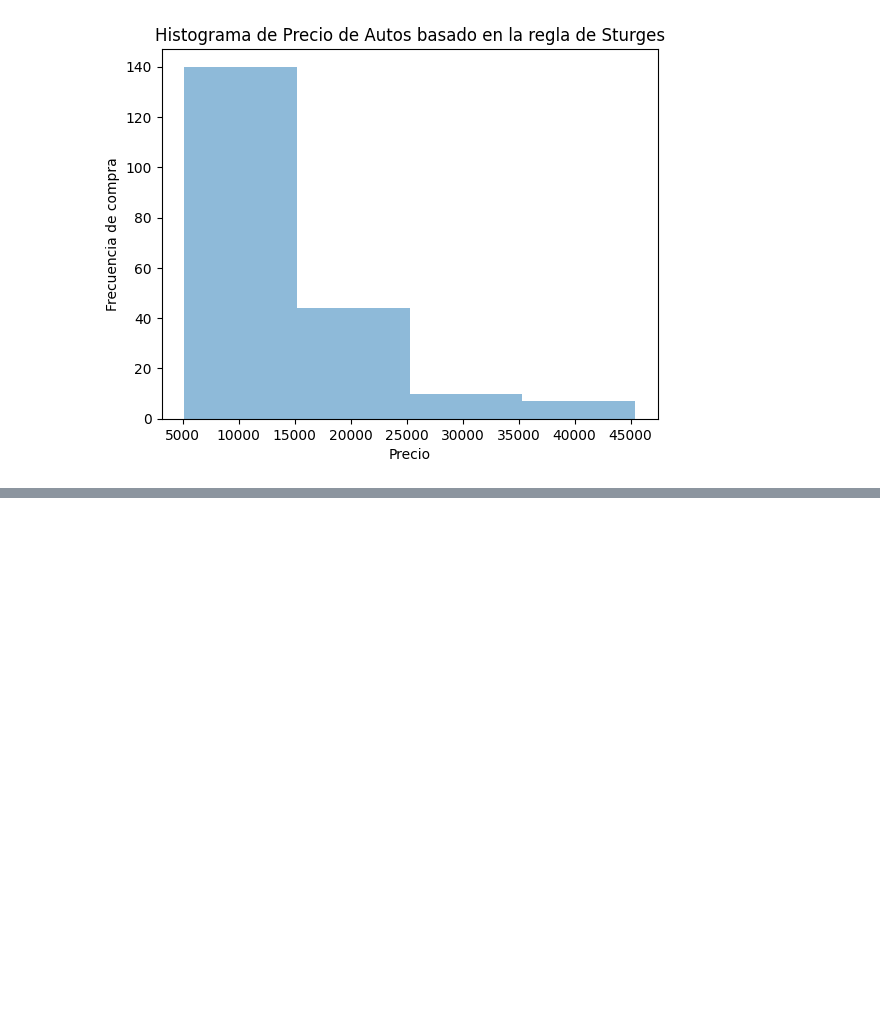
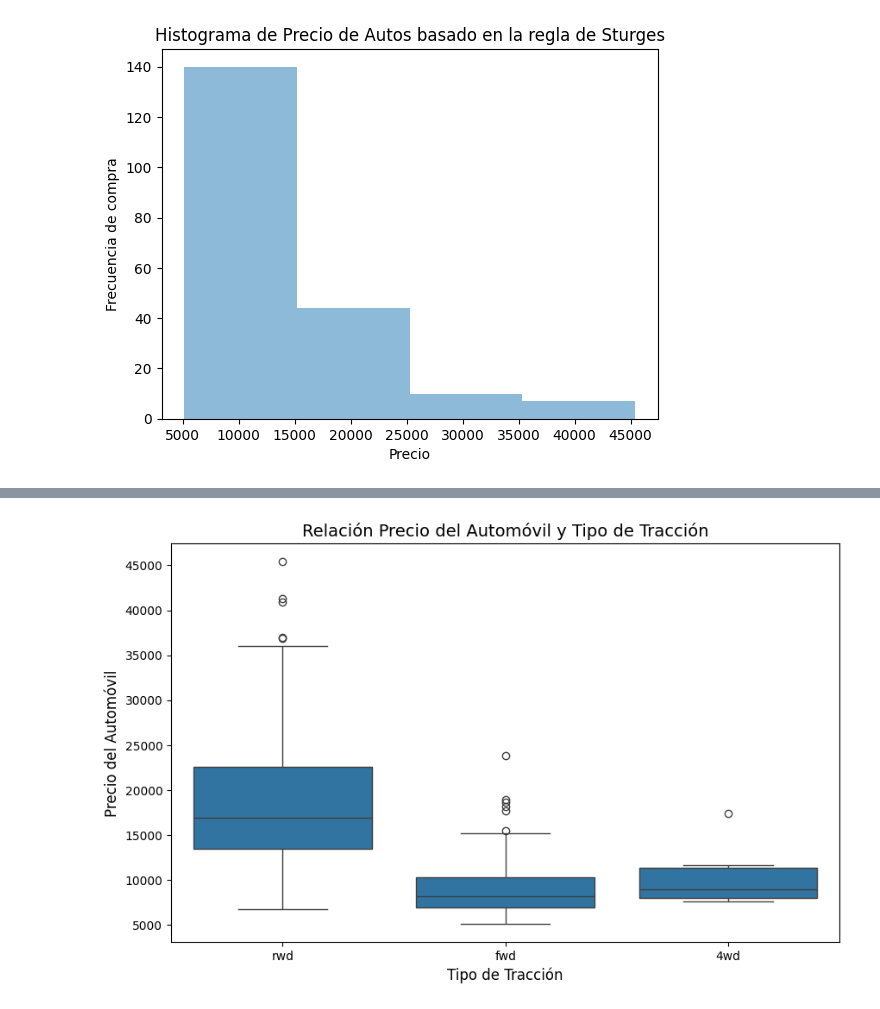
Before and after one commit to Jordy-HK/Probabilidad, a Jupyter notebook: Unidad1/Practica6.ipynb, the cells around one changed output, grey strips where cells are left out. Saved outputs shown, nothing was run; the diff lists cells and outputs as text; code cells hidden in the pictures; blank space fills up the shorter version.

```diff
--- a/Unidad1/Practica6.ipynb
+++ b/Unidad1/Practica6.ipynb
@@ -79,0 +102,11 @@ Text(0, 0.5, 'Frecuencia de compra')
+# %%
+plt.figure(figsize=(10,6))
+sns.boxplot(x='drive-wheels', y='price', data=autos)
+
+plt.title("Relación Precio del Automóvil y Tipo de Tracción", fontsize=14)
+plt.xlabel("Tipo de Tracción", fontsize=12)
+plt.ylabel("Precio del Automóvil", fontsize=12)
+
+plt.show()
+# %% [output]
+[figure, added]
```
Also changed, not shown: parts of 2 cells of this notebook.
